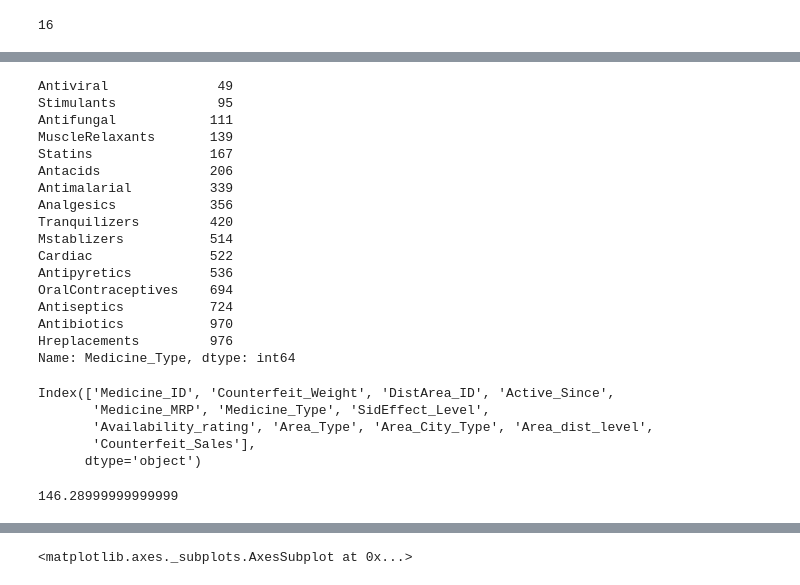
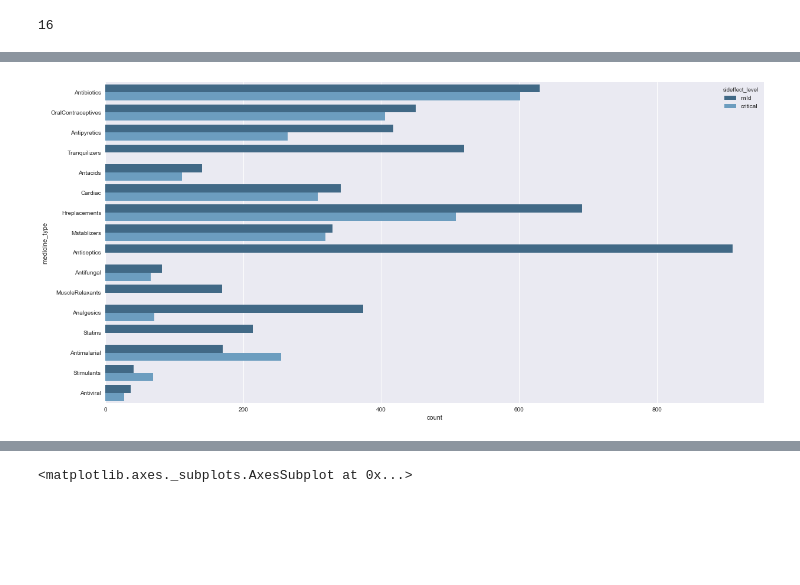
Before and after one commit to ajakaiye33/Data_Science_Proj, a Jupyter notebook: data_science_cap/project1_wip.ipynb, the cells around one changed output, grey strips where cells are left out. Drawn from its saved outputs; the diff is of its cells as text; code cells hidden in the pictures; blank space fills up the shorter version.

```diff
--- a/data_science_cap/project1_wip.ipynb
+++ b/data_science_cap/project1_wip.ipynb
@@ -208,34 +219,6 @@ Name: Area_Type, dtype: int64
 # %%
 #which medicine type has the lowest count
-train_data['Medicine_Type'].value_counts(ascending=True)
+#train_data['Medicine_Type'].value_counts(ascending=True)
+sns.countplot(y='medicine_type', hue='sideffect_level', data=all_data, palette='Blues_d');
 # %% [output]
-Antiviral              49
-Stimulants             95
-Antifungal            111
-MuscleRelaxants       139
-Statins               167
-Antacids              206
-Antimalarial          339
-Analgesics            356
-Tranquilizers         420
-Mstablizers           514
-Cardiac               522
-Antipyretics          536
-OralContraceptives    694
-Antiseptics           724
-Antibiotics           970
-Hreplacements         976
-Name: Medicine_Type, dtype: int64
+[figure, added]
-# %%
-train_data.columns
-# %% [output]
-Index(['Medicine_ID', 'Counterfeit_Weight', 'DistArea_ID', 'Active_Since',
-       'Medicine_MRP', 'Medicine_Type', 'SidEffect_Level',
-       'Availability_rating', 'Area_Type', 'Area_City_Type', 'Area_dist_level',
-       'Counterfeit_Sales'],
-      dtype='object')
-# %%
-#what is the lowets value of counterfeit sales
-train_data['Counterfeit_Sales'].min()
-# %% [output]
-146.28999999999999
```
Also changed, not shown: parts of 8 cells of this notebook.
